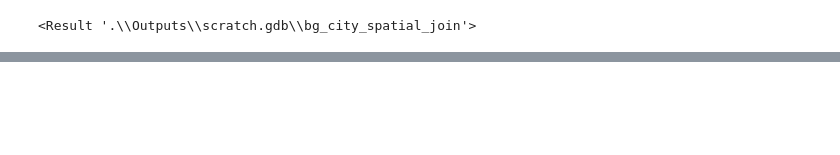
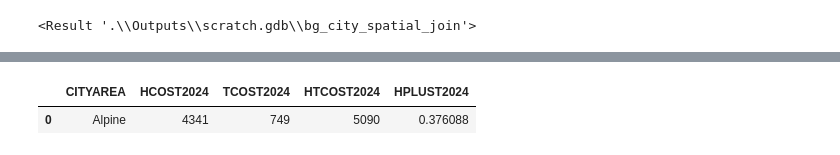
Before and after one commit to WFRCAnalytics/DATA-Regional-Metrics-Dashboard, a Jupyter notebook: housing-plus-transportation/Process-GPI-TDM-HT-by-City.ipynb, the cells around one changed output, grey strips where cells are left out. Saved outputs shown, nothing was run; the diff lists cells and outputs as text; code cells hidden in the pictures; blank space fills up the shorter version.

Commit message:
Refactor city H+T notebook workflow and export schema

```diff
--- a/housing-plus-transportation/Process-GPI-TDM-HT-by-City.ipynb
+++ b/housing-plus-transportation/Process-GPI-TDM-HT-by-City.ipynb
@@ -1056,0 +975,18 @@ Final columns:
+# %%
+# Spot check: Alpine in the most recent year.
+check_year = target_years[-1]
+check_city = "Alpine"
+
+export_check.loc[
+    export_check["CITYAREA"] == check_city,
+    [
+        "CITYAREA",
+        f"HCOST{check_year}",
+        f"TCOST{check_year}",
+        f"HTCOST{check_year}",
+        f"HPLUST{check_year}",
+    ],
+]
+# %% [output]
+|  | CITYAREA | HCOST2024 | TCOST2024 | HTCOST2024 | HPLUST2024 |
+| 0 | Alpine | 4341 | 749 | 5090 | 0.376088 |
```
Also changed, not shown: parts of 83 cells of this notebook.
